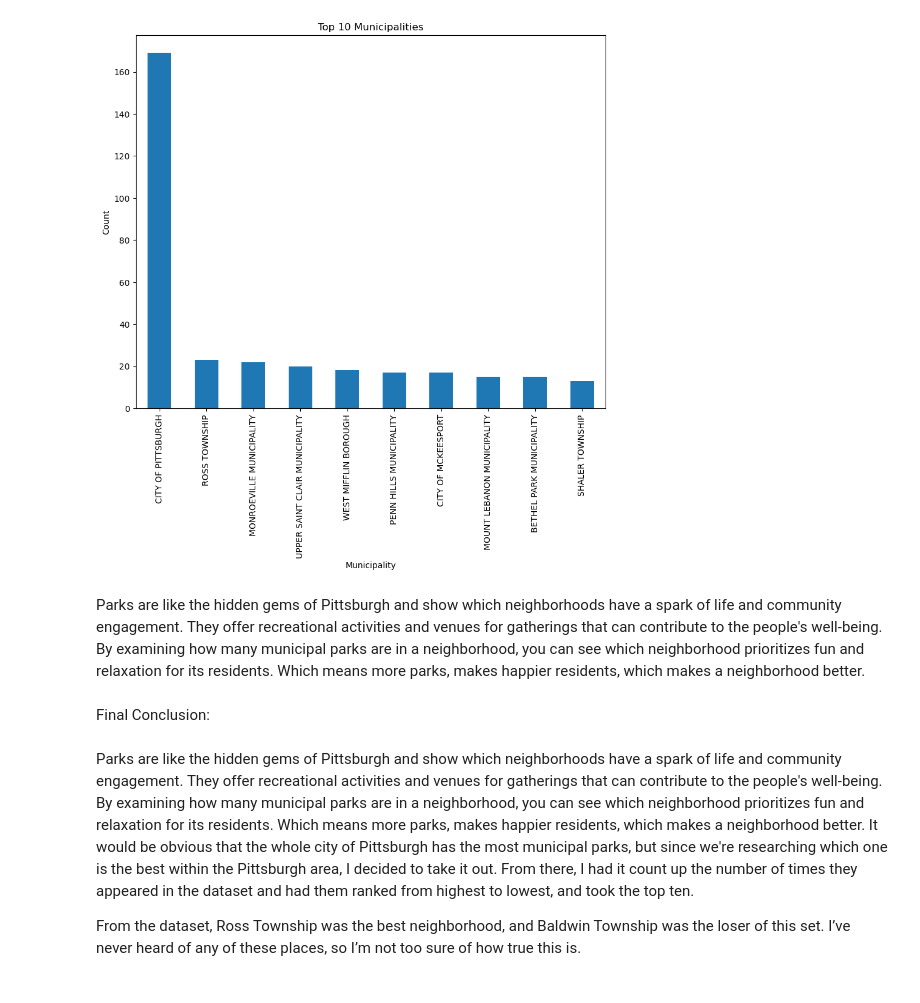
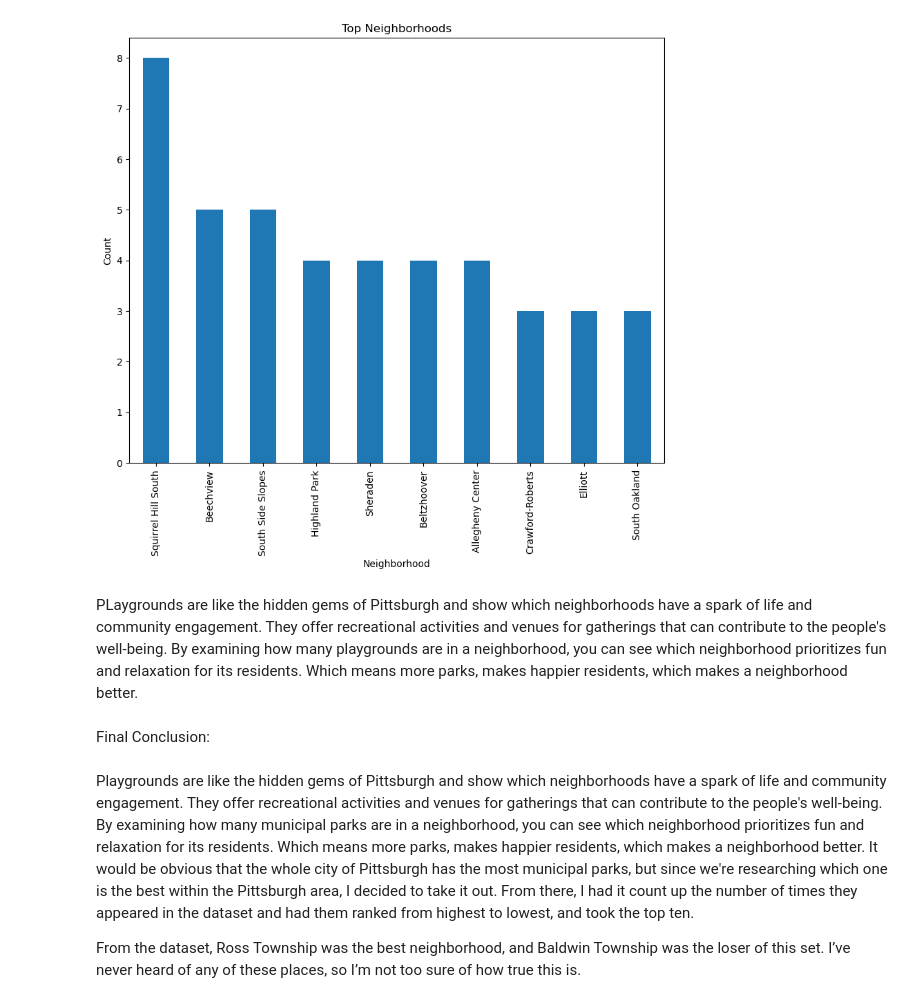
Before and after one commit to aneeshakandala/final_project_cmpinf0011_teamUHA, a Jupyter notebook: Hallie.ipynb, the cells around one changed output. Cells and saved outputs as stored; diff of their text form; code cells hidden in the pictures.

```diff
--- a/Hallie.ipynb
+++ b/Hallie.ipynb
@@ -9,6 +9,6 @@ import pandas as pd
 
 %matplotlib inline
 # %%
-park_data = pd.read_csv("https://data.wprdc.org/datastore/dump/8425cf59-fb96-4ac0-b56a-4541ff23b276?bom=True")
-park_data.head()
+p_data = pd.read_csv("https://data.wprdc.org/datastore/dump/47350364-44a8-4d15-b6e0-5f79ddff9367")
+p_data.head()
 # %% [output]
@@ -104,26 +100,23 @@ top10.head(10)
 # %%
 import matplotlib.pyplot as plt
 
-counts = (
-    park_data[park_data["municipality"].str.lower() != "pittsburgh"]["municipality"]
-    .value_counts()
-)
+counts = p_data["neighborhood"].value_counts()
 
 top10 = counts.head(10)
 
 plt.figure(figsize=(10, 8))
 top10.plot(kind="bar")
-plt.title("Top 10 Municipalities")
-plt.xlabel("Municipality")
+plt.title("Top Neighborhoods")
+plt.xlabel("Neighborhood")
 plt.ylabel("Count")
 plt.show()
 # %% [output]
-[figure, old version]
+[figure, new version]
 # %% [markdown]
-Parks are like the hidden gems of Pittsburgh and show which neighborhoods have a spark of life and community engagement. They offer recreational activities and venues for gatherings that can contribute to the people's well-being. By examining how many municipal parks are in a neighborhood, you can see which neighborhood prioritizes fun and relaxation for its residents. Which means more parks, makes happier residents, which makes a neighborhood better.
+PLaygrounds are like the hidden gems of Pittsburgh and show which neighborhoods have a spark of life and community engagement. They offer recreational activities and venues for gatherings that can contribute to the people's well-being. By examining how many playgrounds are in a neighborhood, you can see which neighborhood prioritizes fun and relaxation for its residents. Which means more parks, makes happier residents, which makes a neighborhood better.
 # %% [markdown]
 Final Conclusion:
 # %% [markdown]
-Parks are like the hidden gems of Pittsburgh and show which neighborhoods have a spark of life and community engagement. They offer recreational activities and venues for gatherings that can contribute to the people's well-being. By examining how many municipal parks are in a neighborhood, you can see which neighborhood prioritizes fun and relaxation for its residents. Which means more parks, makes happier residents, which makes a neighborhood better. It would be obvious that the whole city of Pittsburgh has the most municipal parks, but since we're researching which one is the best within the Pittsburgh area, I decided to take it out. From there, I had it count up the number of times they appeared in the dataset and had them ranked from highest to lowest, and took the top ten.
+Playgrounds are like the hidden gems of Pittsburgh and show which neighborhoods have a spark of life and community engagement. They offer recreational activities and venues for gatherings that can contribute to the people's well-being. By examining how many municipal parks are in a neighborhood, you can see which neighborhood prioritizes fun and relaxation for its residents. Which means more parks, makes happier residents, which makes a neighborhood better. It would be obvious that the whole city of Pittsburgh has the most municipal parks, but since we're researching which one is the best within the Pittsburgh area, I decided to take it out. From there, I had it count up the number of times they appeared in the dataset and had them ranked from highest to lowest, and took the top ten.
 
 From the dataset, Ross Township was the best neighborhood, and Baldwin Township was the loser of this set. I’ve never heard of any of these places, so I’m not too sure of how true this is.
```
Also changed, not shown: parts of 12 cells of this notebook.
